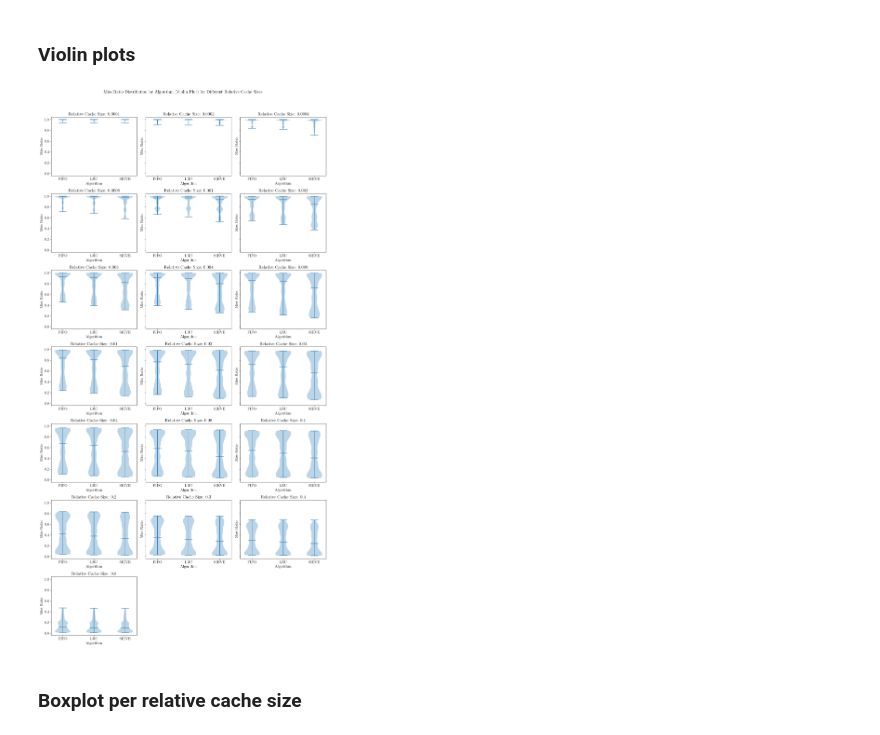
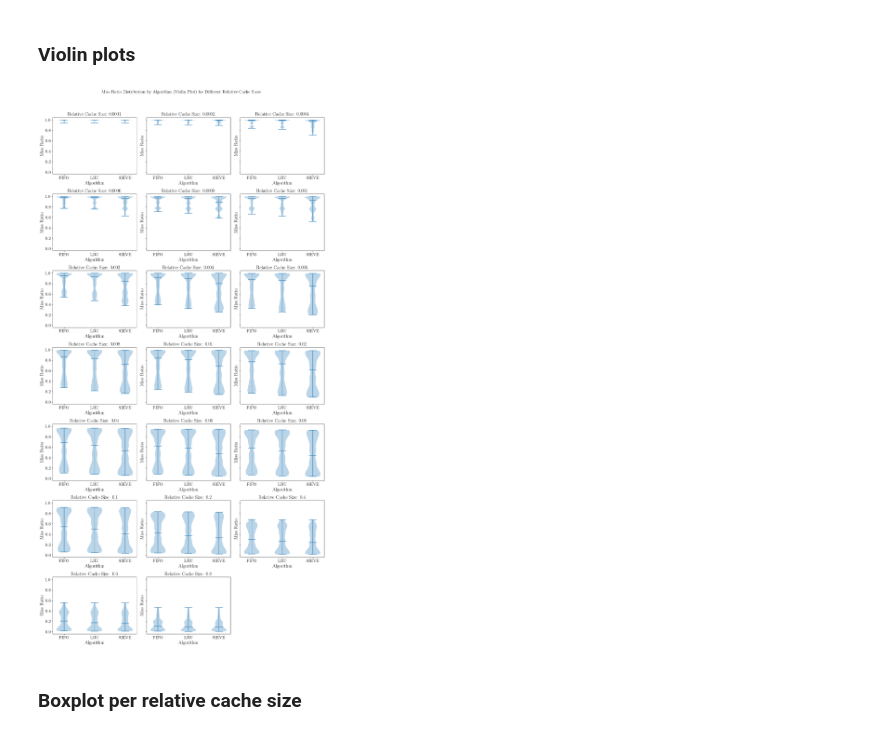
Before and after one commit to laustam/cache-eviction-thesis, a Jupyter notebook: code/scripts/results_visualisation.ipynb, the cells around one changed output. Saved outputs shown, nothing was run; the diff lists cells and outputs as text; code cells hidden in the pictures.

```diff
--- a/code/scripts/results_visualisation.ipynb
+++ b/code/scripts/results_visualisation.ipynb
@@ -28,10 +28,10 @@ plt.rcParams.update({
     "savefig.format": "pdf"
 })
 
-AXIS_FONT_SIZE = 14
-TITLE_FONT_SIZE = 16
-TICKS_FONT_SIZE = 14
-LEGEND_FONT_SIZE = 14
+AXIS_FONT_SIZE = 18
+TITLE_FONT_SIZE = 18
+TICKS_FONT_SIZE = 16
+LEGEND_FONT_SIZE = 16
 
 # Set default font sizes for all matplotlib plots using rcParams
 mpl.rcParams['axes.labelsize'] = AXIS_FONT_SIZE
@@ -67,10 +67,14 @@ print("=" * 70)
 # Create pivot table with mean miss ratios
 overview_table = results_df.pivot_table(
     values='miss_ratio',
-    index='cache_size_relative_rounded',
+    index='cache_size_relative',
     columns='algorithm',
     aggfunc='mean'
 ).round(4)
+
+# Calculate percent advantage columns
+overview_table['SIEVE_vs_FIFO_%'] = ((overview_table['FIFO'] - overview_table['SIEVE']) / overview_table['FIFO'] * 100).round(2)
+overview_table['SIEVE_vs_LRU_%'] = ((overview_table['LRU'] - overview_table['SIEVE']) / overview_table['LRU'] * 100).round(2)
 
 # Display the table with proper formatting
 print(f"{'Cache Size':<12} ", end="")
@@ -126,0 +216,20 @@ Cache Size   FIFO       LRU        SIEVE
+# %%
+# Plot the rate of change (derivative) of mean miss ratio with respect to relative cache size for each algorithm
+
+plt.figure(figsize=(10, 6))
+
+for algo in agg_mean['algorithm'].unique():
+    df_algo = agg_mean[agg_mean['algorithm'] == algo]
+    x = df_algo['cache_size_relative'].values
+    y = df_algo['miss_ratio'].values
+    # Compute numerical derivative
+    dydx = np.gradient(y, x)
+    plt.plot(x, dydx, marker='o', label=algo, color=ALGORITHM_COLORS.get(algo, 'black'))
+
+plt.xlabel('Relative Cache Size', fontsize=AXIS_FONT_SIZE)
+plt.ylabel('Rate of Change of Mean Miss Ratio', fontsize=AXIS_FONT_SIZE)
+plt.title('Rate of Change of Miss Ratio vs. Relative Cache Size', fontsize=TITLE_FONT_SIZE)
+plt.legend(title='Algorithm', fontsize=LEGEND_FONT_SIZE, title_fontsize=LEGEND_FONT_SIZE)
+plt.grid(True, linestyle='--', alpha=0.5)
+plt.tight_layout()
+plt.show()
@@ -128,33 +239,33 @@ Cache Size   FIFO       LRU        SIEVE
 ### Violin plots
 # %%
 # Violin plots for miss ratio distribution by algorithm for each cache size
-unique_sizes = sorted(results_df['cache_size_relative_rounded'].unique())
+unique_sizes = sorted(results_df['cache_size_relative'].unique())
 n_sizes = len(unique_sizes)
 n_cols = 3
 n_rows = (n_sizes + n_cols - 1) // n_cols
 
 fig, axs = plt.subplots(n_rows, n_cols, figsize=(15, 4 * n_rows), sharey=True)
 axs = axs.flatten()
 
 for i, size in enumerate(unique_sizes):
-    subset = results_df[results_df['cache_size_relative_rounded'] == size]
+    subset = results_df[results_df['cache_size_relative'] == size]
     ax = axs[i]
     subset_violin = [subset[subset['algorithm'] == algo]['miss_ratio'] for algo in subset['algorithm'].unique()]
     ax.violinplot(subset_violin, showmeans=False, showmedians=True)
     ax.set_xticks(range(1, len(subset['algorithm'].unique()) + 1))
     ax.set_xticklabels(subset['algorithm'].unique())
     ax.set_title(f'Relative Cache Size: {size}')
     ax.set_xlabel('Algorithm')
     ax.set_ylabel('Miss Ratio')
 
 for j in range(i + 1, len(axs)):
     fig.delaxes(axs[j])
 
 plt.suptitle('Miss Ratio Distribution by Algorithm (Violin Plot) for Different Relative Cache Sizes', fontsize=16, y=1.02)
 plt.tight_layout()
 plt.show()
 # %% [output]
-[figure, old version]
+[figure, new version]
 # %% [markdown]
 ### Boxplot per relative cache size
 # %%
```
Also changed, not shown: parts of 21 cells of this notebook, 1 other file.
